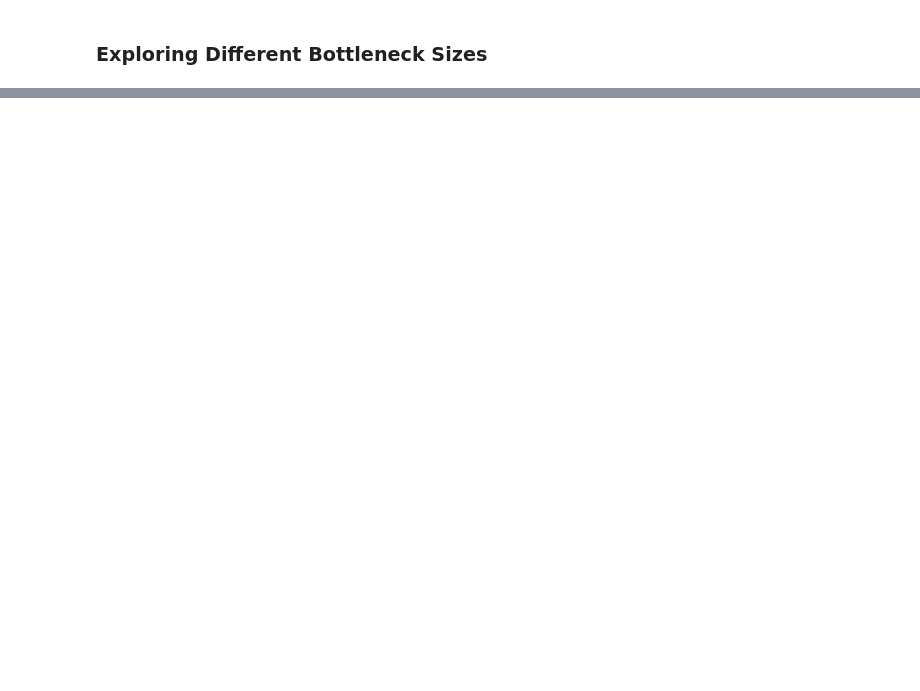
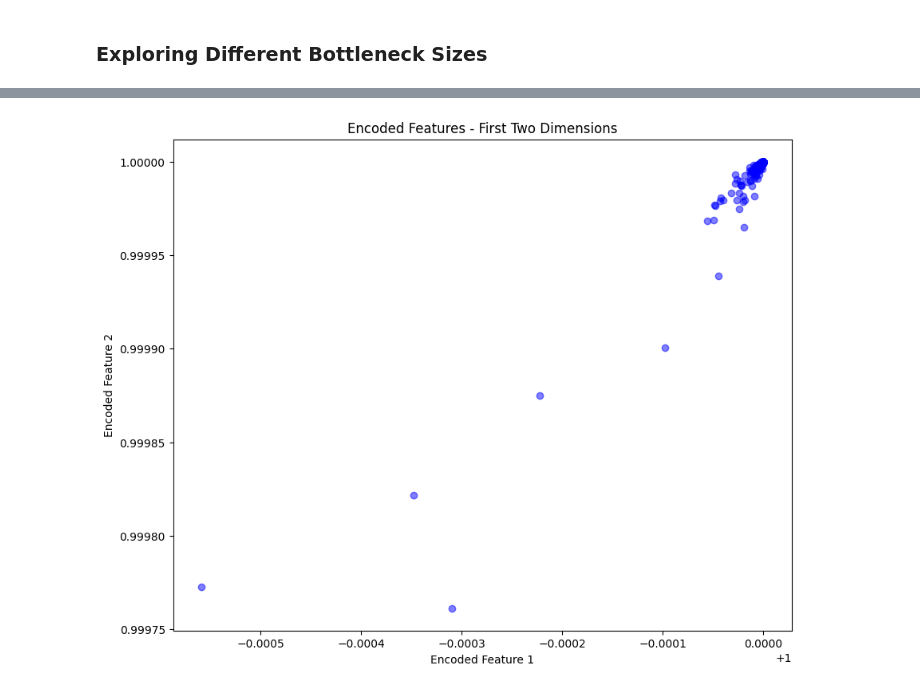
Before and after one commit to jihyeon26/neural_network_basic, a Jupyter notebook: neural_networks_ibm/part3/3.4.1. autoencoder.ipynb, the cells around one changed output, grey strips where cells are left out. Cells and saved outputs as stored; diff of their text form; code cells hidden in the pictures; blank space fills up the shorter version.

```diff
--- a/neural_networks_ibm/part3/3.4.1. autoencoder.ipynb
+++ b/neural_networks_ibm/part3/3.4.1. autoencoder.ipynb
@@ -225,0 +457,40 @@ Epoch 20/20
+# %%
+# Encoder
+input_layer = Input(shape=(784,))
+encoded = Dense(64, activation='relu')(input_layer)
+bottleneck = Dense(2, activation='tanh')(encoded)
+
+# Decoder
+decoded = Dense(64, activation='relu')(bottleneck)
+output_layer = Dense(784, activation='sigmoid')(decoded)
+
+# Autoencoder model
+autoencoder = Model(input_layer, output_layer)
+autoencoder.compile(optimizer='adam', loss='binary_crossentropy')
+autoencoder.fit(
+    x_train,
+    x_train,
+    epochs=20,
+    batch_size=256,
+    shuffle=True,
+    validation_data=(x_test, x_test)
+)
+
+loss = autoencoder.evaluate(x_test, x_test)
+
+import matplotlib.pyplot as plt
+
+# Extract the encoder part of the autoencoder
+encoder_model = Model(input_layer, bottleneck)
+
+# Encode the test data
+encoded_imgs = encoder_model.predict(x_test)
+
+# Visualize the first two dimensions of the encoded features
+plt.figure(figsize=(10, 8))
+plt.scatter(encoded_imgs[:, 0], encoded_imgs[:, 1], c='blue', alpha=0.5)
+plt.title('Encoded Features - First Two Dimensions')
+plt.xlabel('Encoded Feature 1')
+plt.ylabel('Encoded Feature 2')
+plt.show()
+# %% [output]
@@ -225,0 +514 @@ Epoch 20/20
+[figure, added]
```
Also changed, not shown: parts of 15 cells of this notebook.
